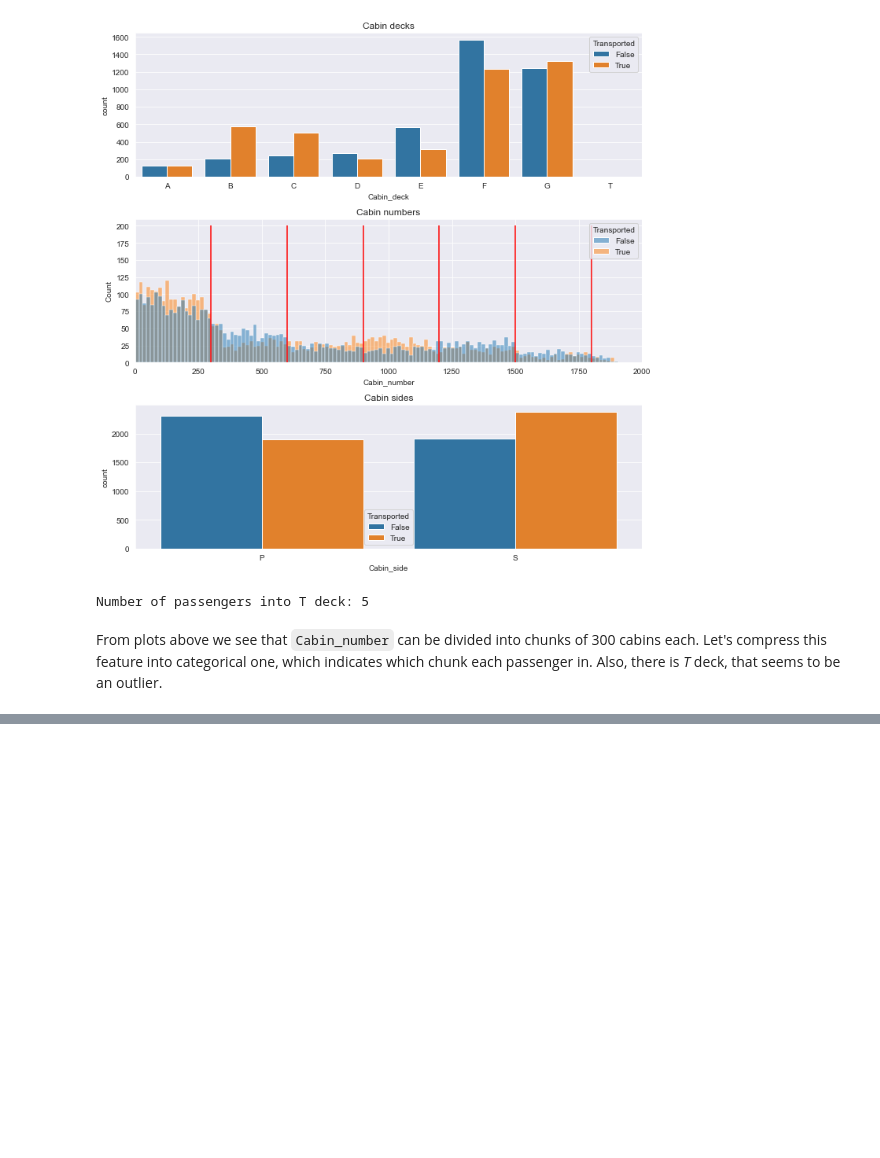
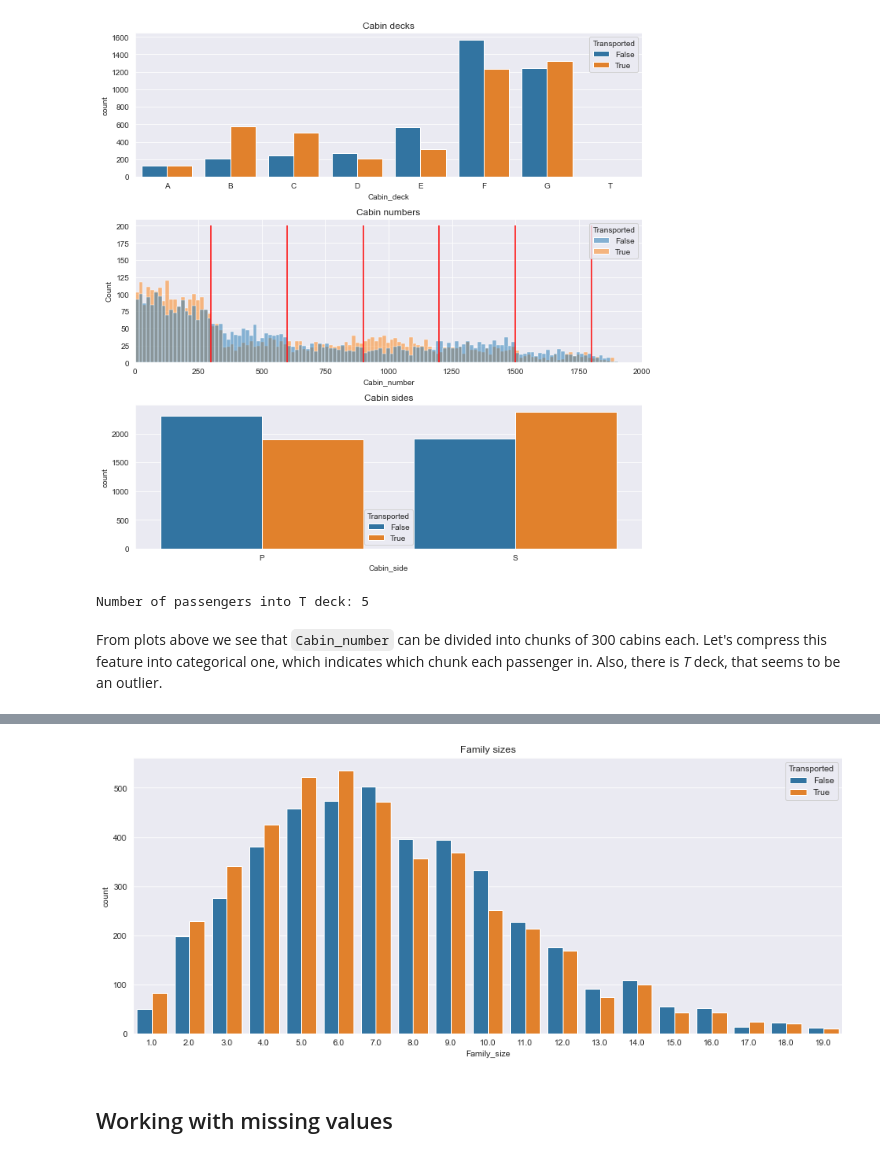
Before and after one commit to Ark3M/Kaggle-competitions, a Jupyter notebook: Spaceship Titanic/Spaceship_Titanic.ipynb, the cells around one changed output, grey strips where cells are left out. Cells and saved outputs as stored; diff of their text form; code cells hidden in the pictures; blank space fills up the shorter version.

```diff
--- a/Spaceship Titanic/Spaceship_Titanic.ipynb
+++ b/Spaceship Titanic/Spaceship_Titanic.ipynb
@@ -372,0 +395,31 @@ From plots above we see that `Cabin_number` can be divided into chunks of 300 ca
+# %%
+# Replacing NaN's with outliers, so we can split the feature.
+train["Name"].fillna("Unknown Unknown", inplace=True)
+test["Name"].fillna("Unknown Unknown", inplace=True)
+
+train["Surname"] = train["Name"].str.split().str[-1]
+test["Surname"] = test["Name"].str.split().str[-1]
+
+train["Family_size"] = train["Surname"].map(lambda x: pd.concat([train["Surname"], test["Surname"]]).value_counts()[x])
+test["Family_size"] = test["Surname"].map(lambda x: pd.concat([train["Surname"], test["Surname"]]).value_counts()[x])
+
+# Putting NaN's back in (they will be filled later).
+train.loc[train["Surname"] == "Unknown", "Surname"] = np.nan
+test.loc[test["Surname"] == "Unknown", "Surname"] = np.nan
+
+# Filling all unknown families with NaN's.
+train.loc[train["Family_size"] > 100, "Family_size"] = np.nan
+test.loc[test["Family_size"] > 100, "Family_size"] = np.nan
+
+# We don't need the `Name` feature, so we can drop it.
+train.drop("Name", axis=1, inplace=True)
+test.drop("Name", axis=1, inplace=True)
+# %%
+plt.figure(figsize=(15, 6))
+
+sns.countplot(data=train, x="Family_size", hue=target_col)
+plt.title("Family sizes");
+# %% [output]
+[figure, added]
+# %% [markdown]
+## Working with missing values
```
Also changed, not shown: parts of 5 cells of this notebook.
